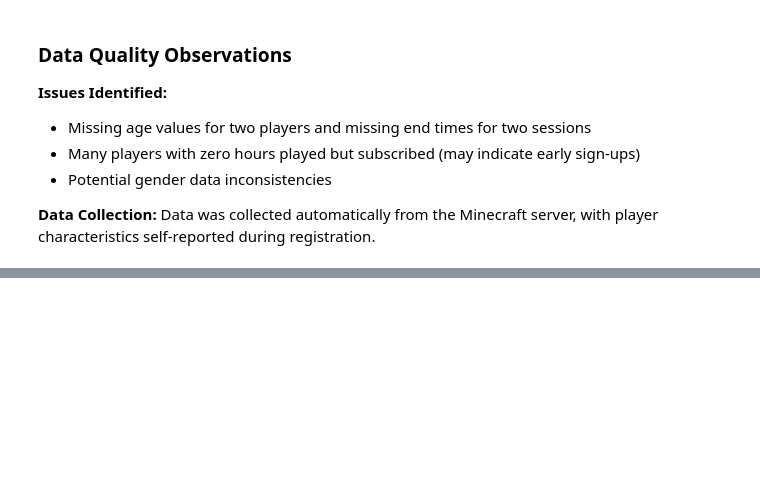
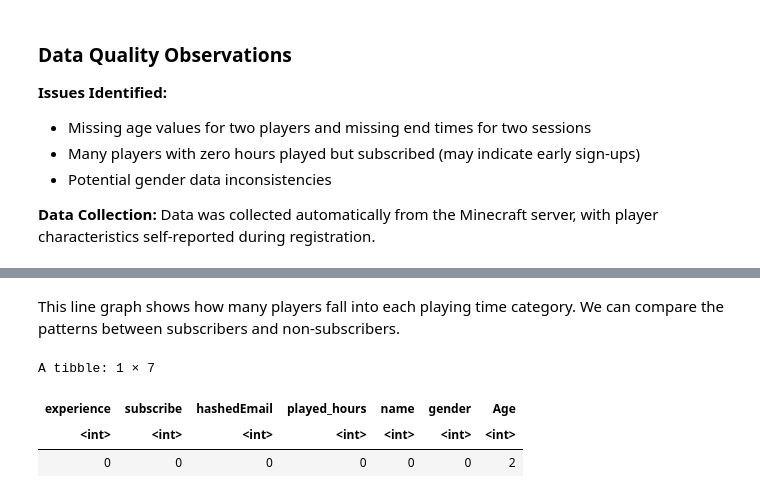
Before and after one commit to mohammadrezaebrahimi/Project_Planning_Stage_Individual-final, a Jupyter notebook: Report with Commits.ipynb, the cells around one changed output, grey strips where cells are left out. Cells and saved outputs as stored; diff of their text form; code cells hidden in the pictures; blank space fills up the shorter version.

```diff
--- a/Report with Commits.ipynb
+++ b/Report with Commits.ipynb
@@ -173,0 +260,10 @@ Data was collected automatically from the Minecraft server, with player characte
+# %% [markdown]
+This line graph shows how many players fall into each playing time category. We can compare the patterns between subscribers and non-subscribers.
+# %%
+players |>
+    summarise(across(everything(), ~sum(is.na(.))))
+# %% [output]
+A tibble: 1 × 7
+| experience | subscribe | hashedEmail | played_hours | name | gender | Age |
+| <int> | <int> | <int> | <int> | <int> | <int> | <int> |
+| 0 | 0 | 0 | 0 | 0 | 0 | 2 |
```
Also changed, not shown: parts of 9 cells of this notebook.
